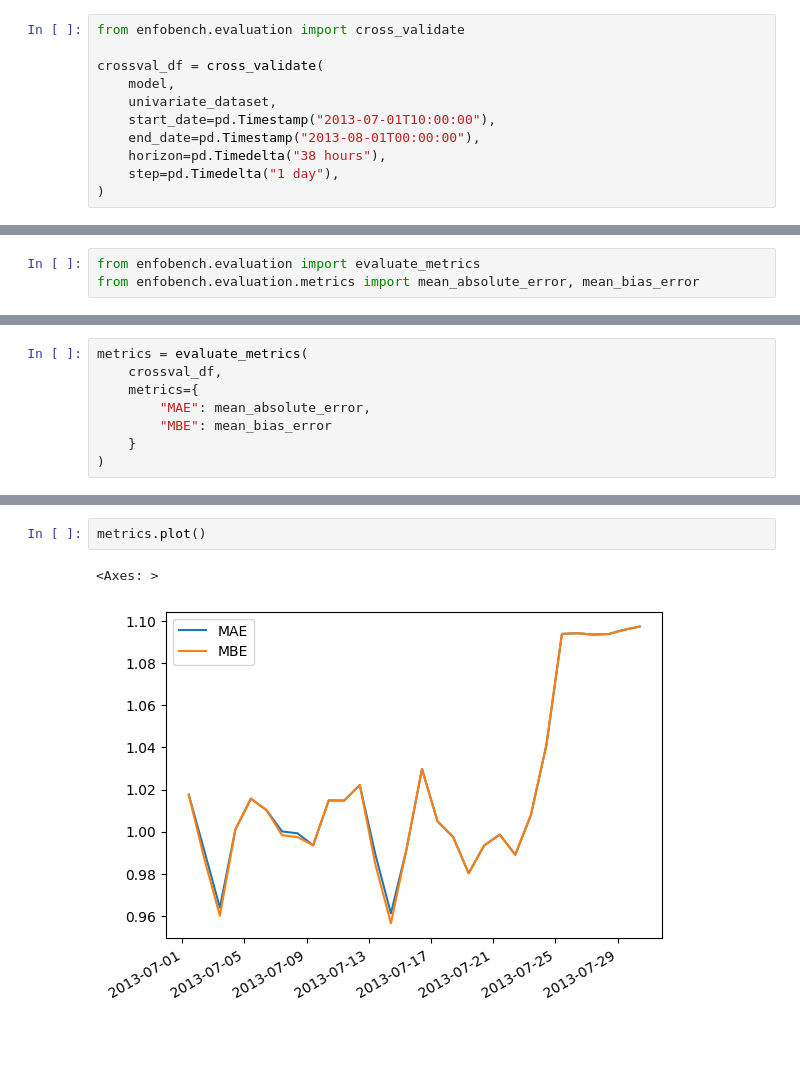
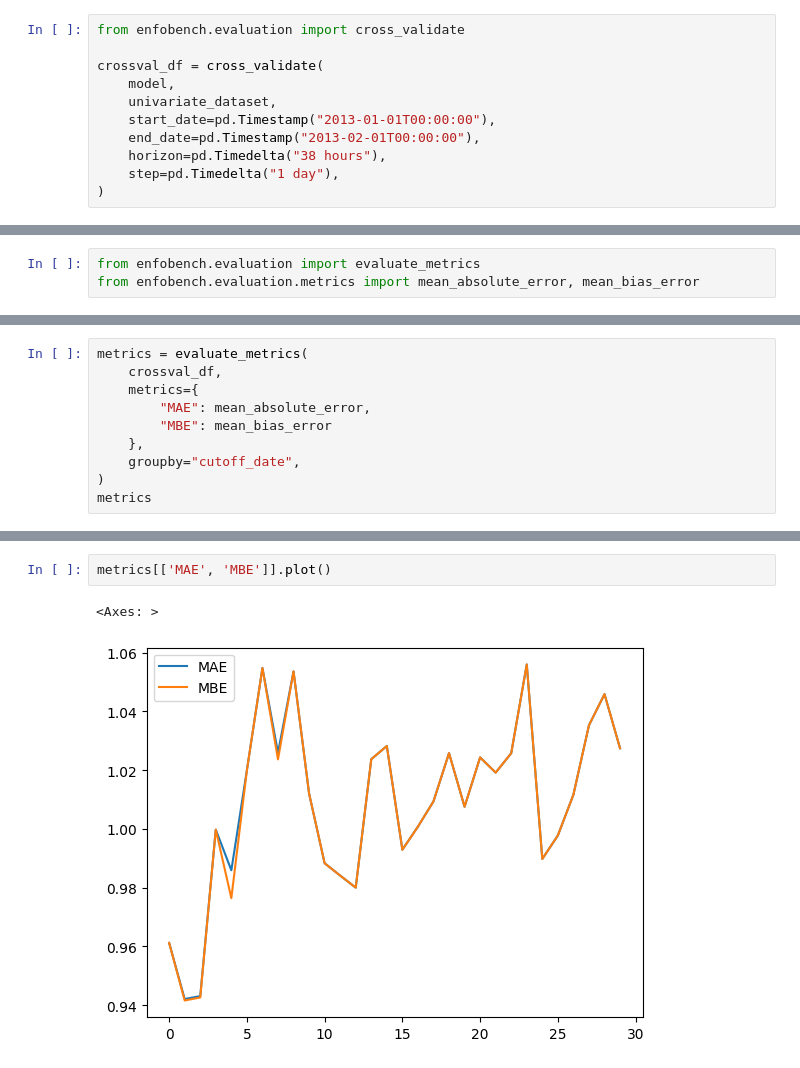
Before and after one commit to attila-balint-kul/energy-forecast-benchmark-examples, a Jupyter notebook: notebooks/01. Univariate.ipynb, the cells around one changed output, grey strips where cells are left out. Drawn from its saved outputs; the diff is of its cells as text; blank space fills up the shorter version.

```diff
--- a/notebooks/01. Univariate.ipynb
+++ b/notebooks/01. Univariate.ipynb
@@ -96,8 +96,8 @@ from enfobench.evaluation import cross_validate
 crossval_df = cross_validate(
     model,
     univariate_dataset,
-    start_date=pd.Timestamp("2013-07-01T10:00:00"),
-    end_date=pd.Timestamp("2013-08-01T00:00:00"),
+    start_date=pd.Timestamp("2013-01-01T00:00:00"),
+    end_date=pd.Timestamp("2013-02-01T00:00:00"),
     horizon=pd.Timedelta("38 hours"),
     step=pd.Timedelta("1 day"),
 )
@@ -121,5 +132,7 @@ metrics = evaluate_metrics(
     metrics={
         "MAE": mean_absolute_error,
         "MBE": mean_bias_error
-    }
+    },
+    groupby="cutoff_date",
 )
+metrics
@@ -126,5 +157,5 @@ metrics = evaluate_metrics(
 # %%
-metrics.plot()
+metrics[['MAE', 'MBE']].plot()
 # %% [output]
 <Axes: >
-[figure, old version]
+[figure, new version]
```
Also changed, not shown: parts of 3 cells of this notebook, 5 other files.
